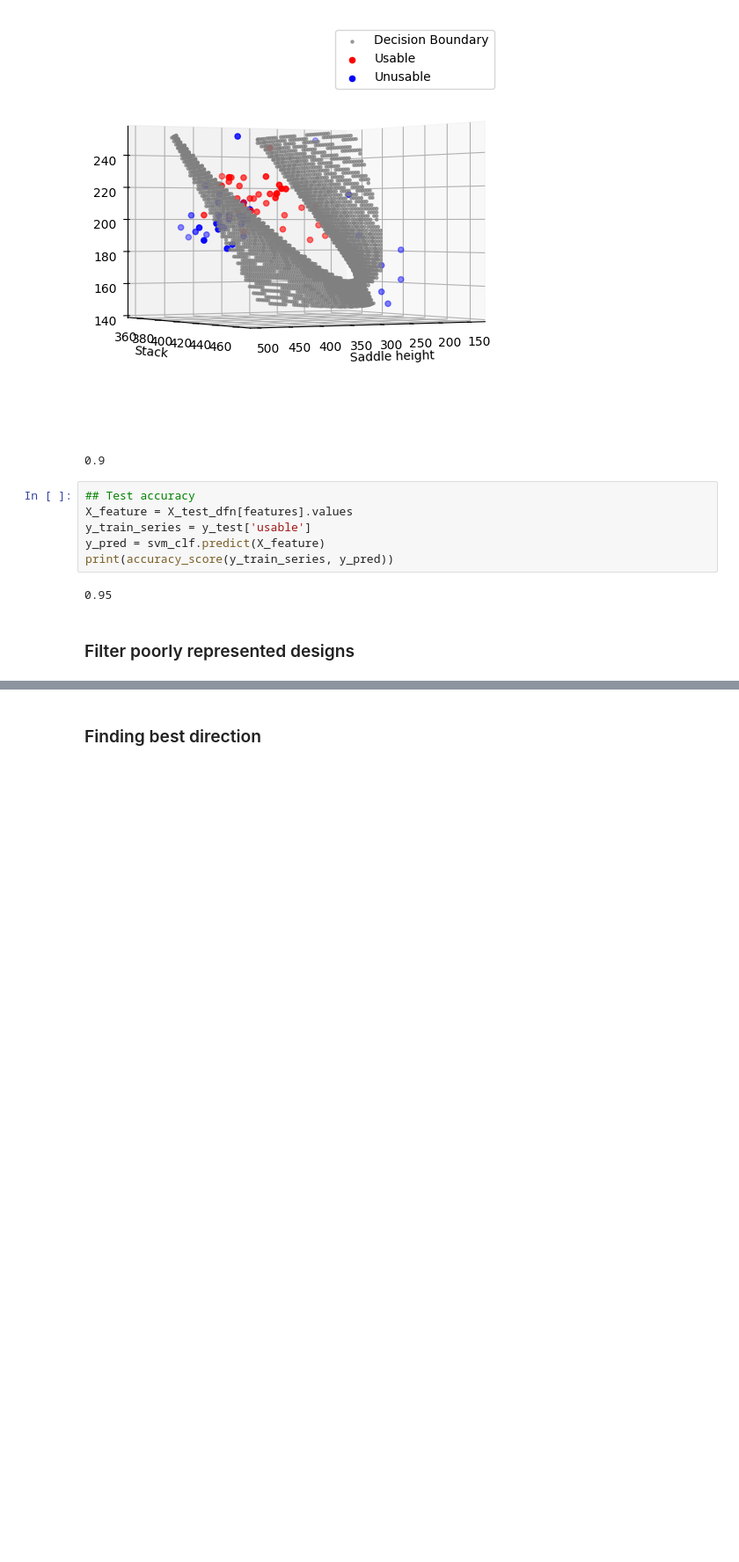
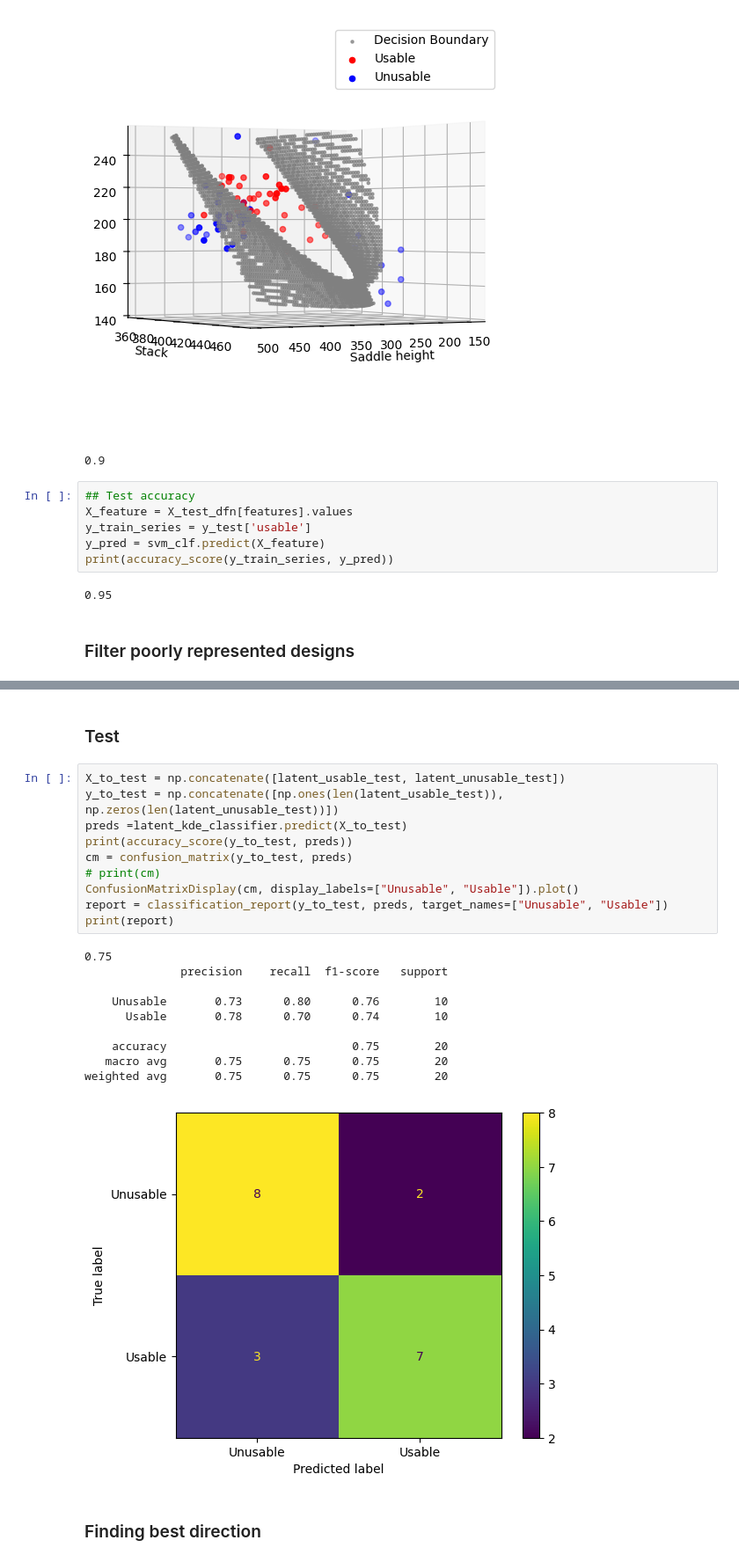
Before and after one commit to FabyBaby333/Master-Thesis, a Jupyter notebook: Main/guidance_towards_usability.ipynb, the cells around one changed output, grey strips where cells are left out. Shown at 88% size. Cells and saved outputs as stored; diff of their text form; blank space fills up the shorter version.

```diff
--- a/Main/guidance_towards_usability.ipynb
+++ b/Main/guidance_towards_usability.ipynb
@@ -668,3 +361,26 @@ Best accuracy: 0.7885714285714285
+# %% [markdown]
+### Test
+# %%
+X_to_test = np.concatenate([latent_usable_test, latent_unusable_test])
+y_to_test = np.concatenate([np.ones(len(latent_usable_test)), np.zeros(len(latent_unusable_test))])
+preds =latent_kde_classifier.predict(X_to_test)
+print(accuracy_score(y_to_test, preds))
+cm = confusion_matrix(y_to_test, preds)
+# print(cm)
+ConfusionMatrixDisplay(cm, display_labels=["Unusable", "Usable"]).plot()
+report = classification_report(y_to_test, preds, target_names=["Unusable", "Usable"])
+print(report)
+# %% [output]
+0.75
+              precision    recall  f1-score   support
+
+    Unusable       0.73      0.80      0.76        10
+      Usable       0.78      0.70      0.74        10
+
+    accuracy                           0.75        20
+   macro avg       0.75      0.75      0.75        20
+weighted avg       0.75      0.75      0.75        20
+[figure, added]
 # %% [markdown]
 ### Finding best direction
 # %%
```
Also changed, not shown: parts of 16 cells of this notebook, 19 other files.
